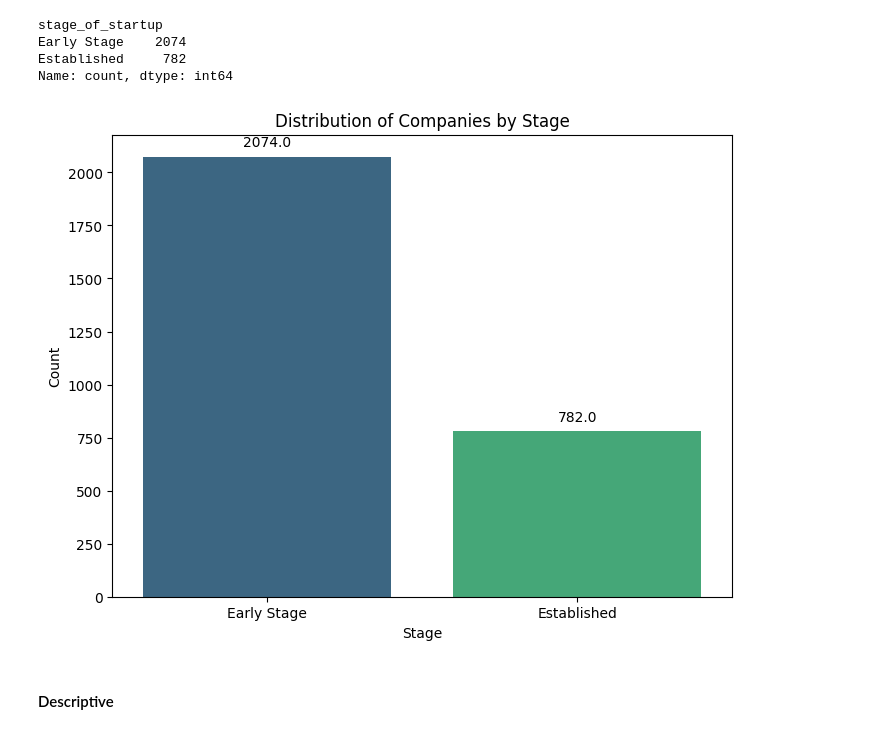
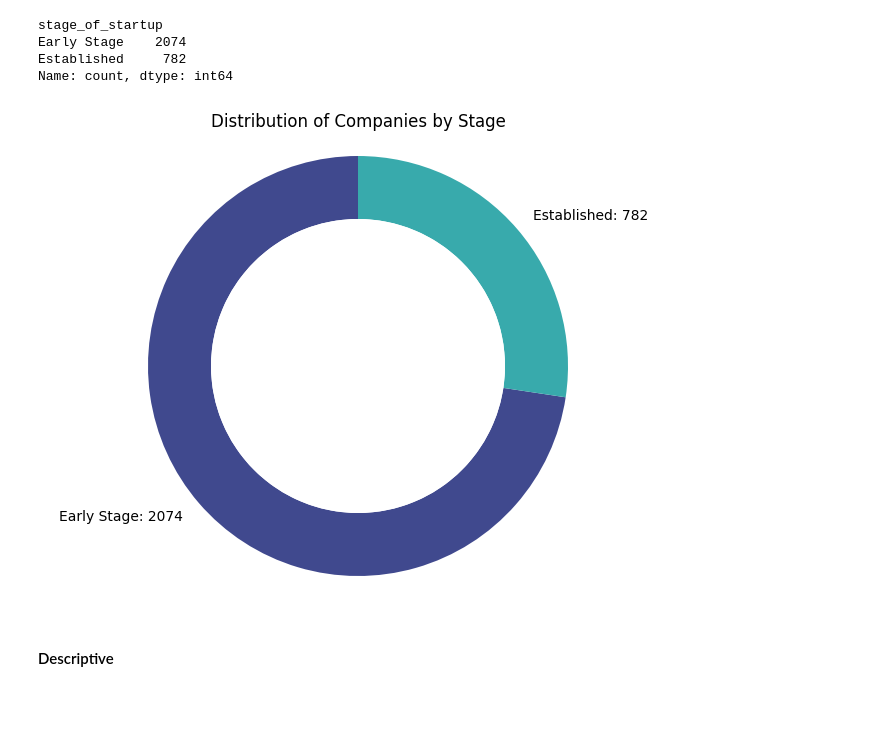
Before and after one commit to valiantezabuku/A-Data-Analysis-Project, a Jupyter notebook: indian_start_up_funding_analysis.ipynb, the cells around one changed output. Saved outputs shown, nothing was run; the diff lists cells and outputs as text; code cells hidden in the pictures; blank space fills up the shorter version.

```diff
--- a/indian_start_up_funding_analysis.ipynb
+++ b/indian_start_up_funding_analysis.ipynb
@@ -1439,24 +1336,33 @@ stage_of_startup
 Early Stage    2074
 Established     782
 Name: count, dtype: int64
-# %%
-# Set up the figure and axis
-fig, ax = plt.subplots(figsize=(8, 6))
-
-# Plot countplot for 'stage'
-sns.countplot(x='stage_of_startup', data=final_dataset, ax=ax, palette="viridis")
-
-# Display the count above each bar
-for p in ax.patches:
-    ax.annotate(f'{p.get_height()}', (p.get_x() + p.get_width() / 2., p.get_height()),
-                ha='center', va='center', xytext=(0, 10), textcoords='offset points')
-
-plt.title('Distribution of Companies by Stage')
-plt.xlabel('Stage')
-plt.ylabel('Count')
-plt.show()
-# %% [output]
-[figure, removed]
+# %%
+# Calculate the count of companies by stage
+stage_counts = final_dataset['stage_of_startup'].value_counts()
+# Set up the data for the donut chart
+labels = stage_counts.index
+sizes = stage_counts.values
+# Set up colors
+colors = sns.color_palette('mako', len(labels))
+# Create a donut chart
+fig, ax = plt.subplots(figsize=(8, 6))
+wedges, texts, autotexts = ax.pie(sizes, labels=labels, colors=colors, autopct='%1.1f%%', startangle=90, wedgeprops=dict(width=0.3))
+# Draw a circle at the center of the donut to make it a donut chart
+centre_circle = plt.Circle((0,0),0.70,fc='white')
+fig.gca().add_artist(centre_circle)
+# Add count and percentage labels
+for i, (text, autotext) in enumerate(zip(texts, autotexts)):
+    autotext.set_color('white')
+    autotext.set_fontweight('bold')
+    text.set_text(f'{labels[i]}: {sizes[i]}')
+# Equal aspect ratio ensures that pie is drawn as a circle
+ax.axis('equal')
+# Add title
+plt.title('Distribution of Companies by Stage')
+# Show the plot
+plt.show()
+# %% [output]
+[figure, added]
 # %% [markdown]
 #### Descriptive
 # %%
```
Also changed, not shown: parts of 24 cells of this notebook.
